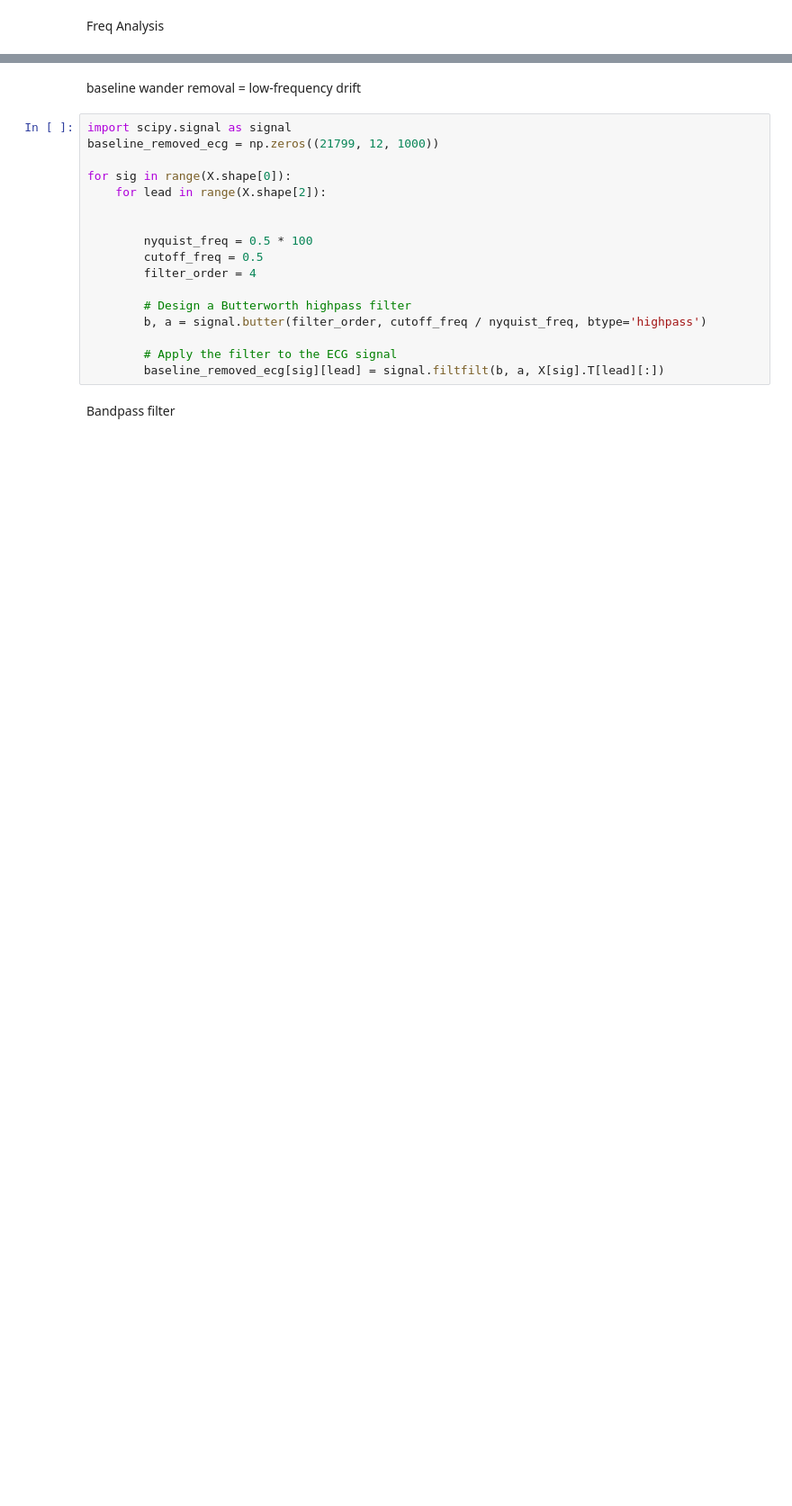
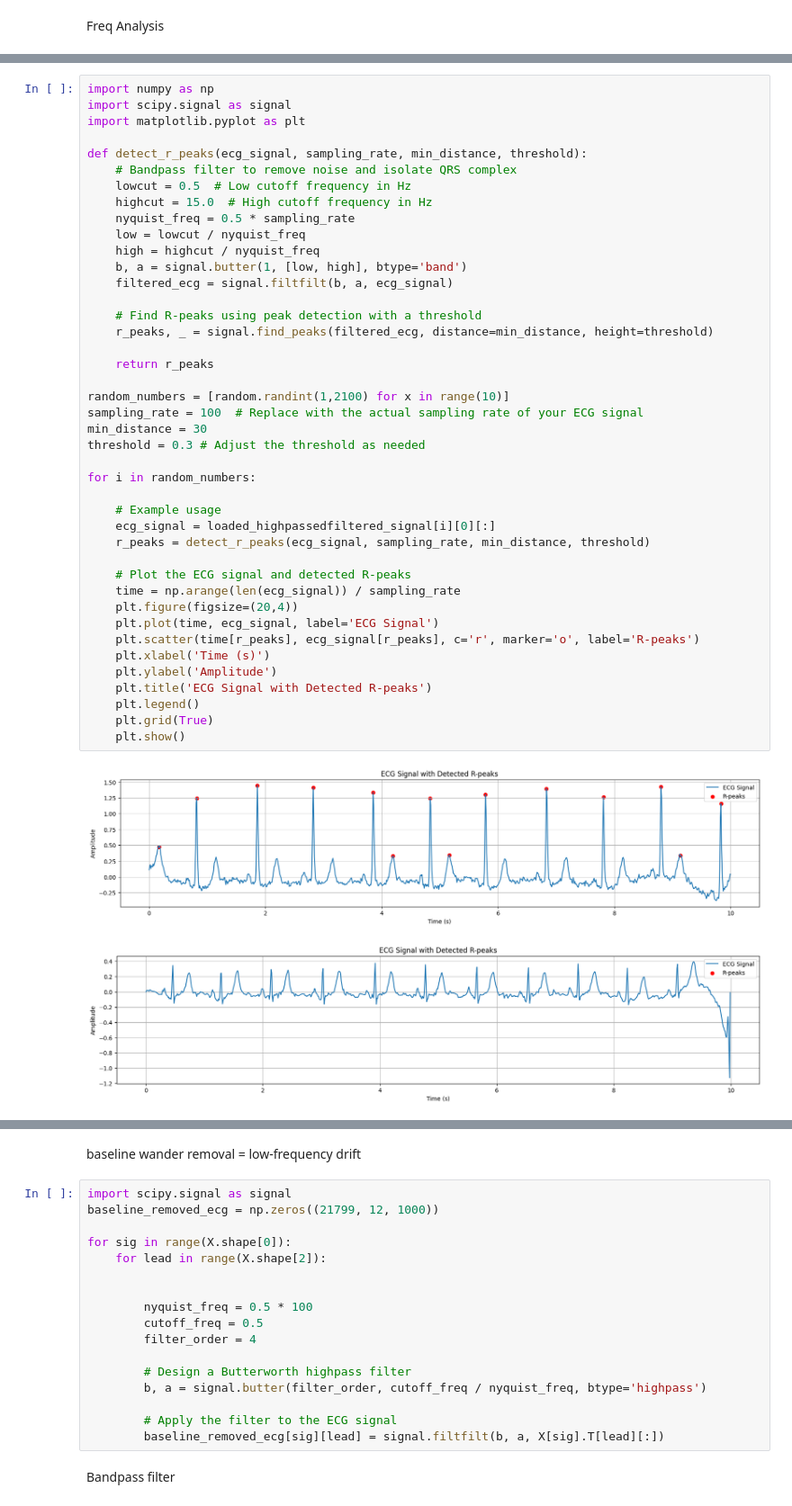
Before and after one commit to donyafiuji/ECG-diagnosis, a Jupyter notebook: main.ipynb, the cells around one changed output, grey strips where cells are left out. Shown at 90% size. Cells and saved outputs as stored; diff of their text form; blank space fills up the shorter version.

```diff
--- a/main.ipynb
+++ b/main.ipynb
@@ -113,0 +148,45 @@ plt.show()
+# %%
+import numpy as np
+import scipy.signal as signal
+import matplotlib.pyplot as plt
+
+def detect_r_peaks(ecg_signal, sampling_rate, min_distance, threshold):
+    # Bandpass filter to remove noise and isolate QRS complex
+    lowcut = 0.5  # Low cutoff frequency in Hz
+    highcut = 15.0  # High cutoff frequency in Hz
+    nyquist_freq = 0.5 * sampling_rate
+    low = lowcut / nyquist_freq
+    high = highcut / nyquist_freq
+    b, a = signal.butter(1, [low, high], btype='band')
+    filtered_ecg = signal.filtfilt(b, a, ecg_signal)
+
+    # Find R-peaks using peak detection with a threshold
+    r_peaks, _ = signal.find_peaks(filtered_ecg, distance=min_distance, height=threshold)
+
+    return r_peaks
+
+random_numbers = [random.randint(1,2100) for x in range(10)]
+sampling_rate = 100  # Replace with the actual sampling rate of your ECG signal
+min_distance = 30
+threshold = 0.3 # Adjust the threshold as needed
+
+for i in random_numbers:
+
+    # Example usage
+    ecg_signal = loaded_highpassedfiltered_signal[i][0][:]
+    r_peaks = detect_r_peaks(ecg_signal, sampling_rate, min_distance, threshold)
+
+    # Plot the ECG signal and detected R-peaks
+    time = np.arange(len(ecg_signal)) / sampling_rate
+    plt.figure(figsize=(20,4))
+    plt.plot(time, ecg_signal, label='ECG Signal')
+    plt.scatter(time[r_peaks], ecg_signal[r_peaks], c='r', marker='o', label='R-peaks')
+    plt.xlabel('Time (s)')
+    plt.ylabel('Amplitude')
+    plt.title('ECG Signal with Detected R-peaks')
+    plt.legend()
+    plt.grid(True)
+    plt.show()
+# %% [output]
+[figure, added]
+[figure, added]
```
Also changed, not shown: parts of 25 cells of this notebook, 4 other files.
